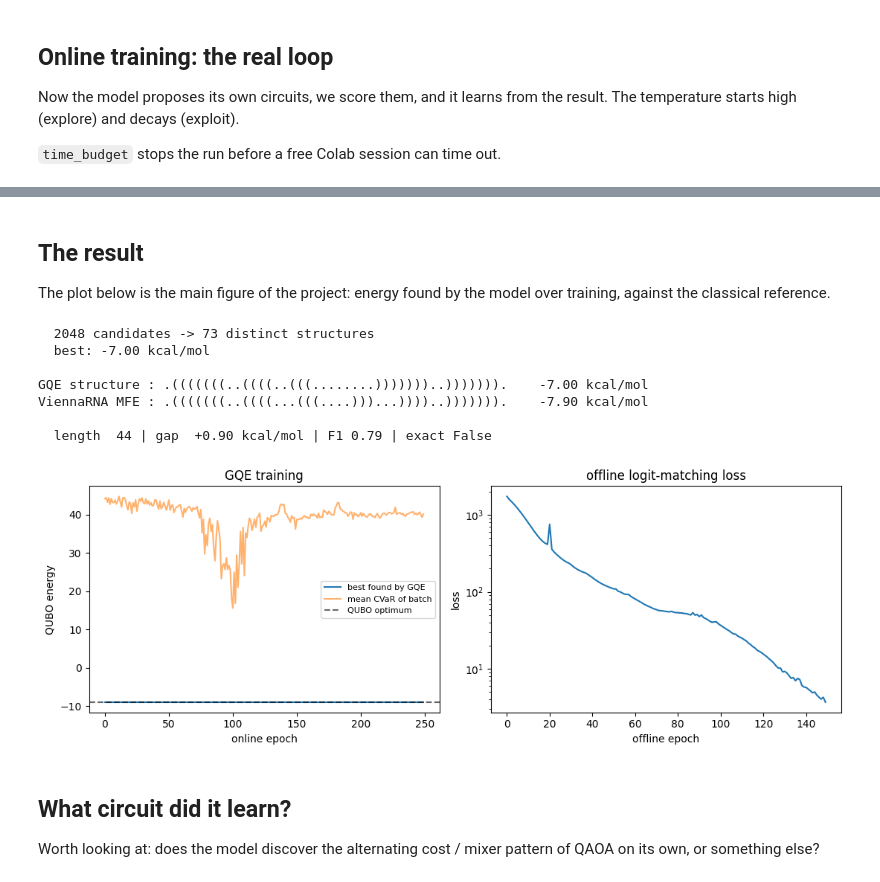
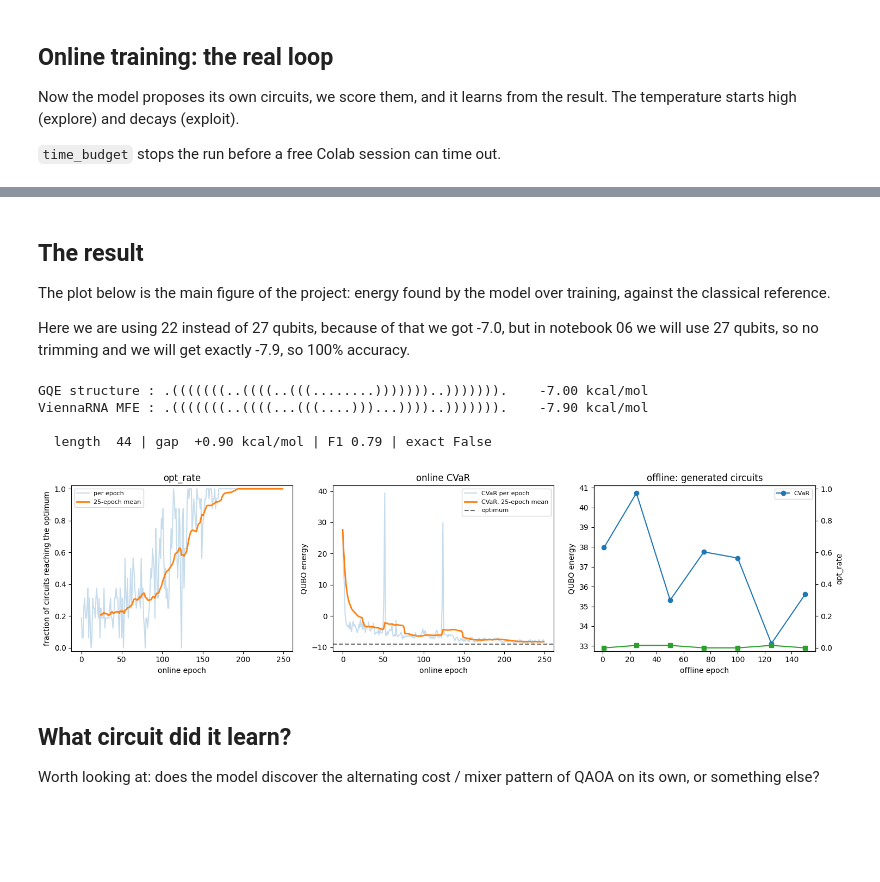
Before and after one commit to hosen20/mRNA, a Jupyter notebook: notebooks/03_gqe_training.ipynb, the cells around one changed output, grey strips where cells are left out. Drawn from its saved outputs; the diff is of its cells as text; code cells hidden in the pictures; blank space fills up the shorter version.

```diff
--- a/notebooks/03_gqe_training.ipynb
+++ b/notebooks/03_gqe_training.ipynb
@@ -248,41 +444,59 @@ hist, best_tokens, best_index = train.train_online(
 
 The plot below is the main figure of the project: energy found by the model
 over training, against the classical reference.
+
+Here we are using 22 instead of 27 qubits, because of that we got -7.0, but in notebook 06 we will use 27 qubits, so no trimming and we will get exactly -7.9, so 100% accuracy.
 # %%
-# The circuit gives a whole distribution, not one answer. Sample it,
-# then let ViennaRNA pick the best structure among what it produced.
-samples = sim.sample_final(best_tokens[None, :], shots=2048, seed=0)[0]
-db_gqe, e_gqe, _ = rna.rerank(seq, stems, samples, n, h=h, verbose=True)
+best_bits = energy.index_to_bits(np.array([best_index]), n)[0]
+db_gqe = rna.decode_bits(seq, stems, best_bits, h=h)
+e_gqe = rna.eval_structure(seq, db_gqe)
 
-print()
 print('GQE structure :', db_gqe, f'  {e_gqe:6.2f} kcal/mol')
 print('ViennaRNA MFE :', ref_db, f'  {ref_e:6.2f} kcal/mol')
 print()
 row = metrics.report(seq, db_gqe, ref_db, e_gqe, ref_e)
 metrics.print_row(row)
 # %% [output]
-  2048 candidates -> 73 distinct structures
-  best: -7.00 kcal/mol
-
 GQE structure : .(((((((..((((..(((........)))))))..))))))).    -7.00 kcal/mol
 ViennaRNA MFE : .(((((((..((((...(((....)))...))))..))))))).    -7.90 kcal/mol
 
   length  44 | gap  +0.90 kcal/mol | F1 0.79 | exact False
-# %%
-fig, ax = plt.subplots(1, 2, figsize=(11, 4))
-
-ax[0].plot(hist["best"], label="best found by GQE")
-ax[0].plot(hist["mean_cvar"], alpha=0.6, label="mean CVaR of batch")
-ax[0].axhline(E.min(), ls="--", c="k", alpha=0.6, label="QUBO optimum")
-ax[0].set_xlabel("online epoch"); ax[0].set_ylabel("QUBO energy")
-ax[0].set_title("GQE training"); ax[0].legend(fontsize=8)
-
-ax[1].semilogy(hist_off)
-ax[1].set_xlabel("offline epoch"); ax[1].set_ylabel("loss")
-ax[1].set_title("offline logit-matching loss")
-plt.tight_layout(); plt.show()
-# %% [output]
-[figure, removed]
+# %%
+fig, ax = plt.subplots(1, 3, figsize=(15, 4))
+
+# Panel 1: opt_rate. The metric that cannot saturate until the model
+# is perfect, so it is the honest picture of learning.
+if hist.get('opt_rate'):
+    orr = np.array(hist['opt_rate'])
+    k = min(25, max(1, len(orr)//5))
+    sm = np.convolve(orr, np.ones(k)/k, mode='valid')
+    ax[0].plot(orr, alpha=0.25, label='per epoch')
+    ax[0].plot(np.arange(len(sm))+k-1, sm, lw=2, label=f'{k}-epoch mean')
+ax[0].set_ylim(-0.02, 1.02)
+ax[0].set_xlabel('online epoch')
+ax[0].set_ylabel('fraction of circuits reaching the optimum')
+ax[0].set_title('opt_rate'); ax[0].legend(fontsize=8)
+
+ax[1].plot(hist['mean_cvar'], alpha=0.25, label='CVaR per epoch')
+if hist.get('cvar_smooth'):
+    ax[1].plot(hist['cvar_smooth'], lw=2, label='CVaR, 25-epoch mean')
+ax[1].axhline(E.min(), ls='--', c='k', alpha=0.6, label='optimum')
+ax[1].set_xlabel('online epoch'); ax[1].set_ylabel('QUBO energy')
+ax[1].set_title('online CVaR'); ax[1].legend(fontsize=8)
+
+if evals_off:
+    cols = list(zip(*evals_off))
+    ax[2].plot(cols[0], cols[1], marker='o', label='CVaR')
+    if len(cols) > 4:
+        a2 = ax[2].twinx()
+        a2.plot(cols[0], cols[4], marker='s', c='C2', label='opt_rate')
+        a2.set_ylabel('opt_rate'); a2.set_ylim(-0.02, 1.02)
+    ax[2].set_xlabel('offline epoch'); ax[2].set_ylabel('QUBO energy')
+    ax[2].set_title('offline: generated circuits'); ax[2].legend(fontsize=8)
+
+plt.tight_layout(); plt.show()
+# %% [output]
+[figure, added]
 # %% [markdown]
 ## What circuit did it learn?
 
```
Also changed, not shown: parts of 19 cells of this notebook, 5 other files.
